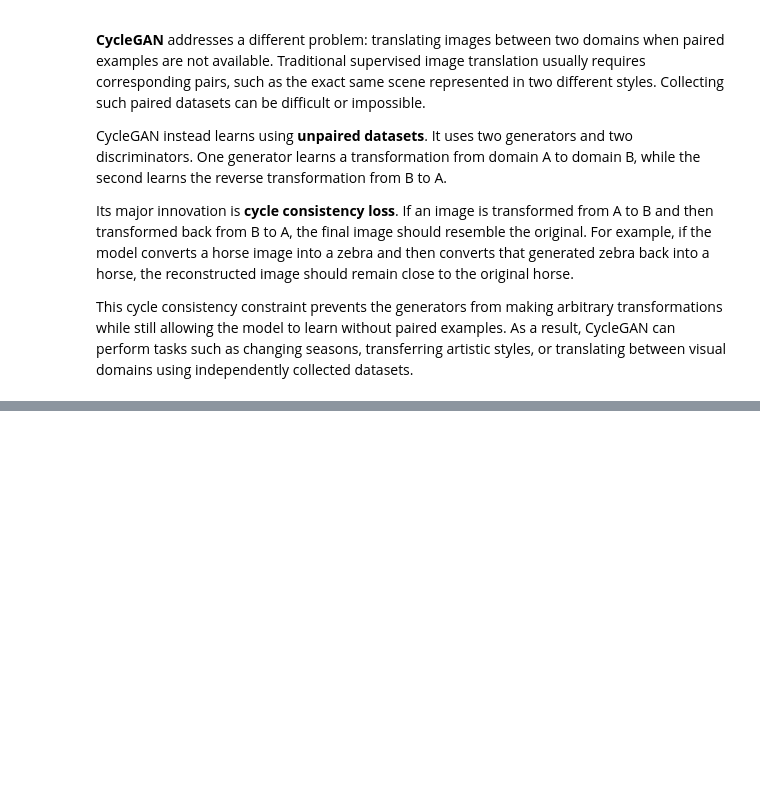
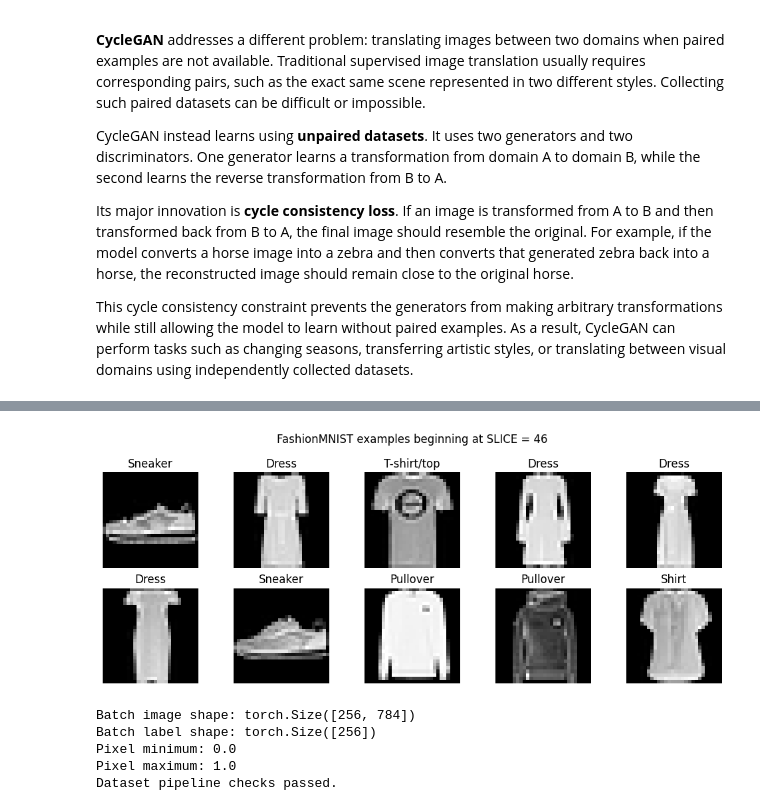
Before and after one commit to DrashtiShah23/data266-2046, a Jupyter notebook: hw7/HW7.ipynb, the cells around one changed output, grey strips where cells are left out. Saved outputs shown, nothing was run; the diff lists cells and outputs as text; code cells hidden in the pictures; blank space fills up the shorter version.

Commit message:
add reproducible FashionMNIST data pipeline

```diff
--- a/hw7/HW7.ipynb
+++ b/hw7/HW7.ipynb
@@ -83,0 +150,24 @@ This cycle consistency constraint prevents the generators from making arbitrary
+# %%
+transform = T.Compose([
+    T.ToImage(),
+    T.ToDtype(torch.float32, scale=True),
+    T.Lambda(lambda x: torch.flatten(x))
+])
+
+full_train = datasets.FashionMNIST(
+    root="data",
+    train=True,
+    download=True,
+    transform=transform
+)
+
+test_dataset = datasets.FashionMNIST(
+    root="data",
+    train=False,
+    download=True,
+    transform=transform
+)
+
+print("Full training set:", len(full_train))
+print("Test set:", len(test_dataset))
+print("Input shape:", full_train[0][0].shape)
@@ -83,0 +223,34 @@ This cycle consistency constraint prevents the generators from making arbitrary
+# %%
+fig, axes = plt.subplots(2, 5, figsize=(10, 4))
+
+for j, ax in enumerate(axes.flat):
+    image, label = full_train[SLICE + j]
+
+    ax.imshow(image.reshape(28, 28), cmap="gray")
+    ax.set_title(class_names[label])
+    ax.axis("off")
+
+plt.suptitle(f"FashionMNIST examples beginning at SLICE = {SLICE}")
+plt.tight_layout()
+plt.show()
+# %% [output]
+[figure, added]
+# %%
+x_batch, y_batch = next(iter(train_loader))
+
+print("Batch image shape:", x_batch.shape)
+print("Batch label shape:", y_batch.shape)
+print("Pixel minimum:", x_batch.min().item())
+print("Pixel maximum:", x_batch.max().item())
+
+assert x_batch.shape[1] == 784
+assert 0.0 <= x_batch.min().item()
+assert x_batch.max().item() <= 1.0
+
+print("Dataset pipeline checks passed.")
+# %% [output]
+Batch image shape: torch.Size([256, 784])
+Batch label shape: torch.Size([256])
+Pixel minimum: 0.0
+Pixel maximum: 1.0
+Dataset pipeline checks passed.
```
Also changed, not shown: parts of 5 cells of this notebook.
